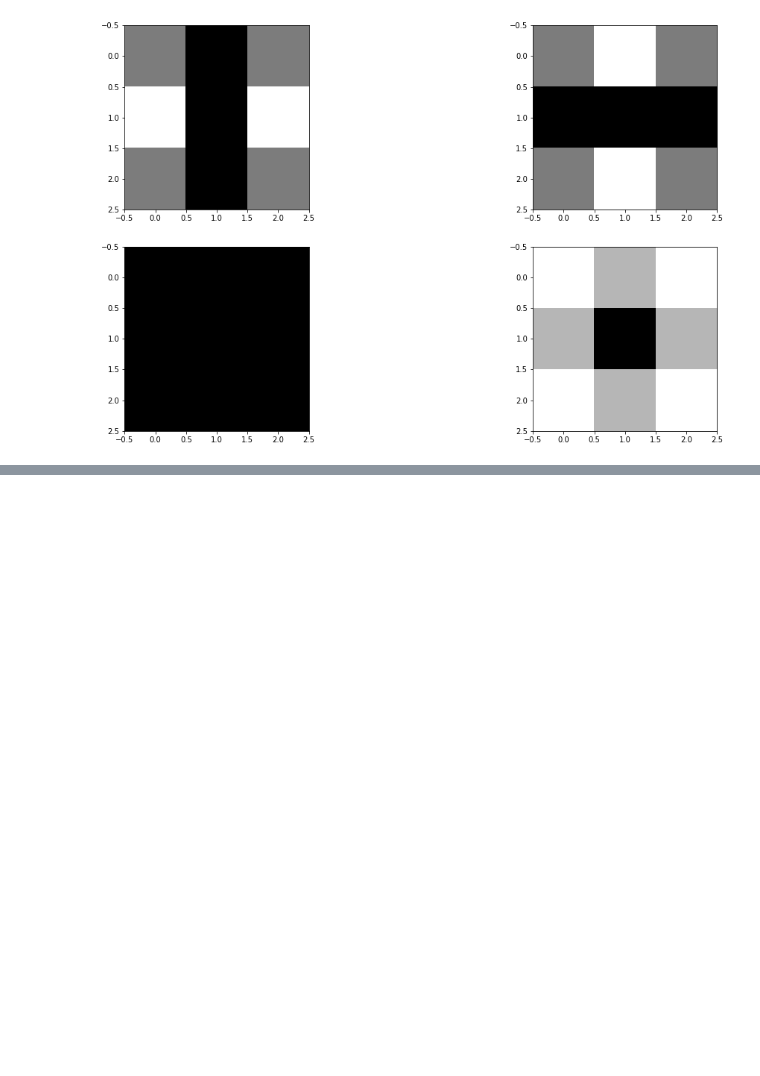
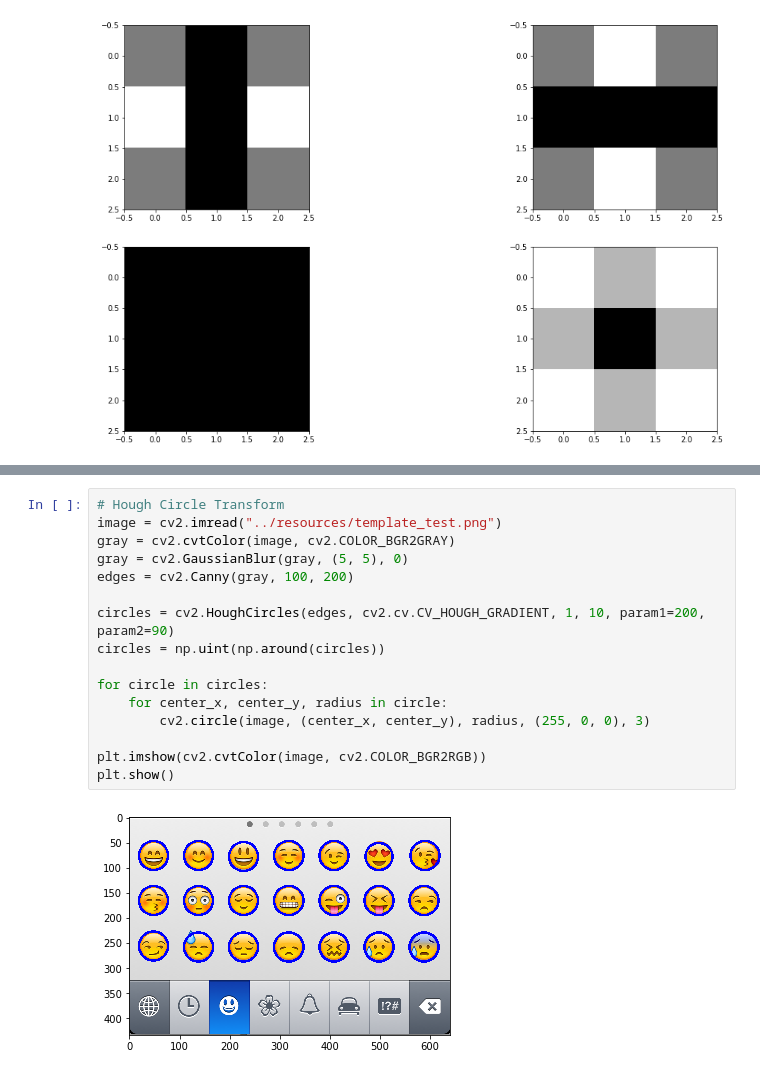
Before and after one commit to mananpal1997/Practical-OpenCV-Guide, a Jupyter notebook: OpenCV_Brief_Guide/4_MathematicalTransforms.ipynb, the cells around one changed output, grey strips where cells are left out. Saved outputs shown, nothing was run; the diff lists cells and outputs as text; blank space fills up the shorter version.

```diff
--- a/OpenCV_Brief_Guide/4_MathematicalTransforms.ipynb
+++ b/OpenCV_Brief_Guide/4_MathematicalTransforms.ipynb
@@ -86,0 +131,18 @@ plt.show()
+# %%
+# Hough Circle Transform
+image = cv2.imread("../resources/template_test.png")
+gray = cv2.cvtColor(image, cv2.COLOR_BGR2GRAY)
+gray = cv2.GaussianBlur(gray, (5, 5), 0)
+edges = cv2.Canny(gray, 100, 200)
+
+circles = cv2.HoughCircles(edges, cv2.cv.CV_HOUGH_GRADIENT, 1, 10, param1=200, param2=90)
+circles = np.uint(np.around(circles))
+
+for circle in circles:
+    for center_x, center_y, radius in circle:
+        cv2.circle(image, (center_x, center_y), radius, (255, 0, 0), 3)
+
+plt.imshow(cv2.cvtColor(image, cv2.COLOR_BGR2RGB))
+plt.show()
+# %% [output]
+[figure, added]
```
Also changed, not shown: parts of 4 cells of this notebook, 5 other files.
